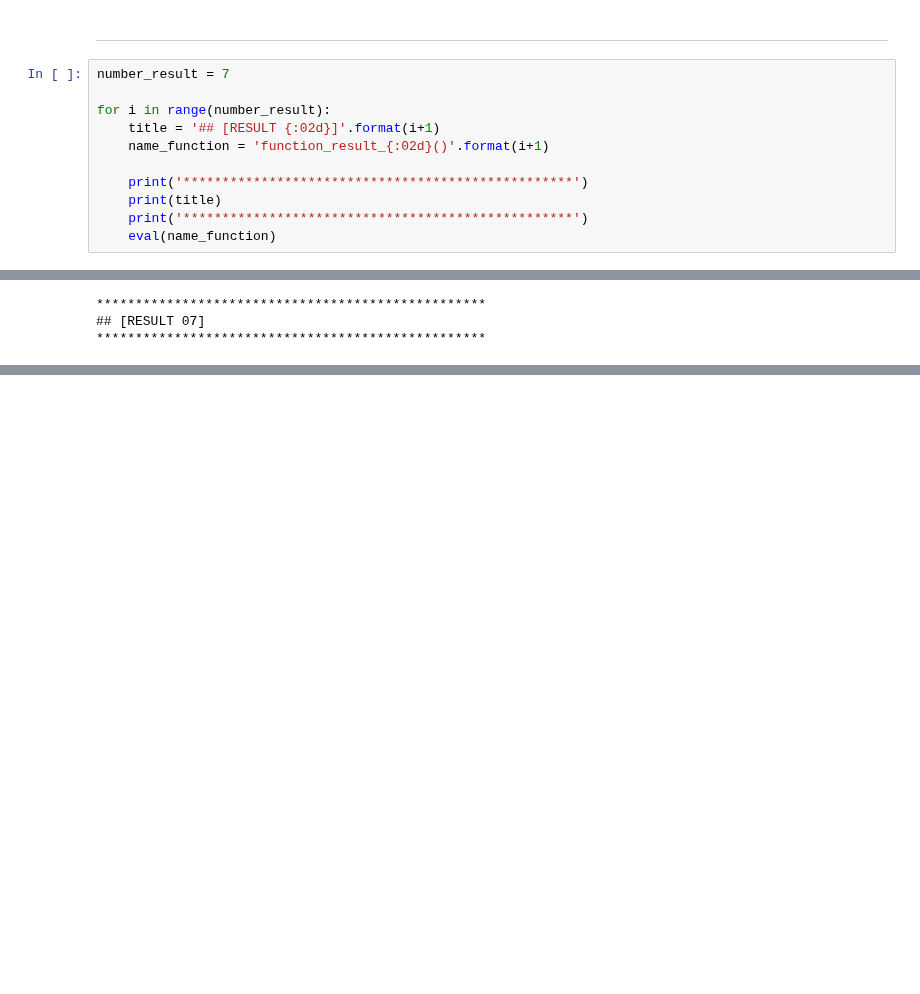
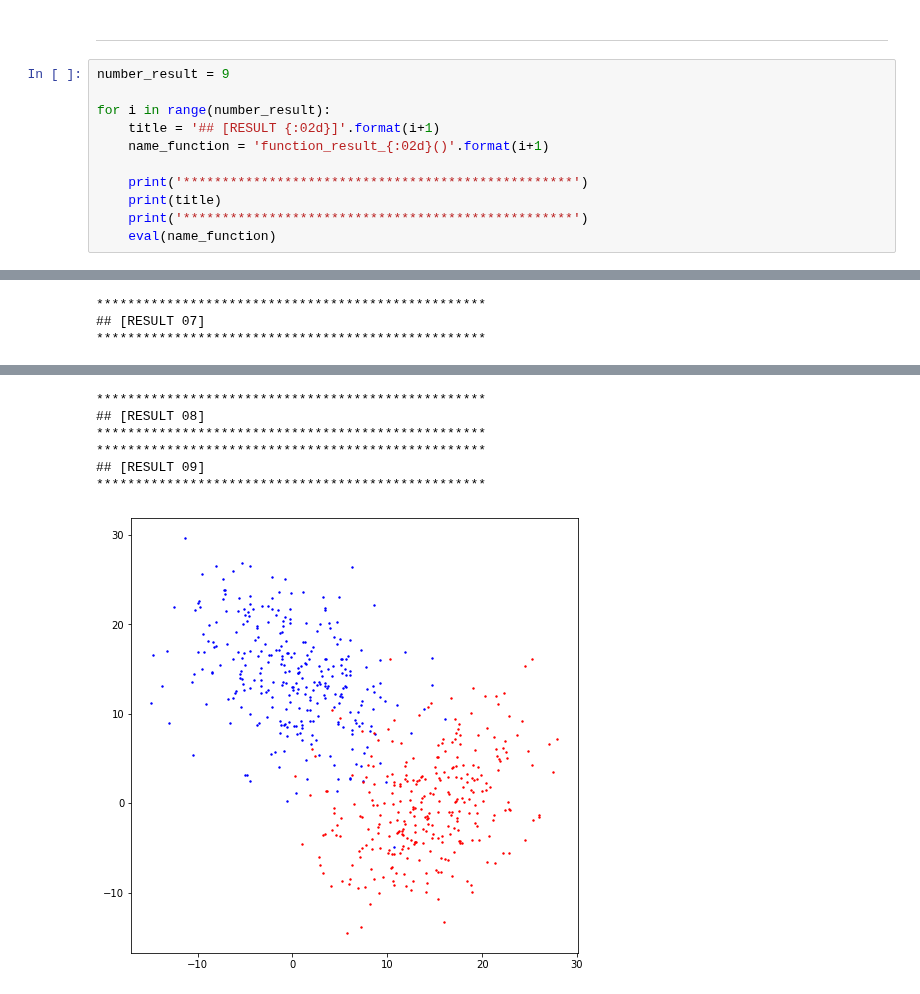
Before and after one commit to youngkwon02/machine-learning-assignment, a Jupyter notebook: assignment-08/assignment_08.ipynb, the cells around one changed output, grey strips where cells are left out. Cells and saved outputs as stored; diff of their text form; blank space fills up the shorter version.

```diff
--- a/assignment-08/assignment_08.ipynb
+++ b/assignment-08/assignment_08.ipynb
@@ -356,36 +376,43 @@ ___
 # %% [markdown]
 ___
 # %%
-number_result = 7
+number_result = 9
 
 for i in range(number_result):
     title = '## [RESULT {:02d}]'.format(i+1)
     name_function = 'function_result_{:02d}()'.format(i+1)
 
     print('**************************************************')
     print(title)
     print('**************************************************')
     eval(name_function)
 # %% [output]
 **************************************************
 ## [RESULT 01]
 **************************************************
 [ 1.4 -1.2]
 **************************************************
 ## [RESULT 02]
 **************************************************
 [0.80218389 0.23147522]
 **************************************************
 ## [RESULT 03]
 **************************************************
 [1.62041741 1.46328247]
 ... (7 lines left out)
 [0.01682955 1.57070867 2.35606301]
 **************************************************
 ## [RESULT 06]
 **************************************************
 [figure]
 **************************************************
 ## [RESULT 07]
 **************************************************
 [figure]
+**************************************************
+## [RESULT 08]
+**************************************************
+**************************************************
+## [RESULT 09]
+**************************************************
+[figure, added]
```
Also changed, not shown: parts of 3 cells of this notebook.
